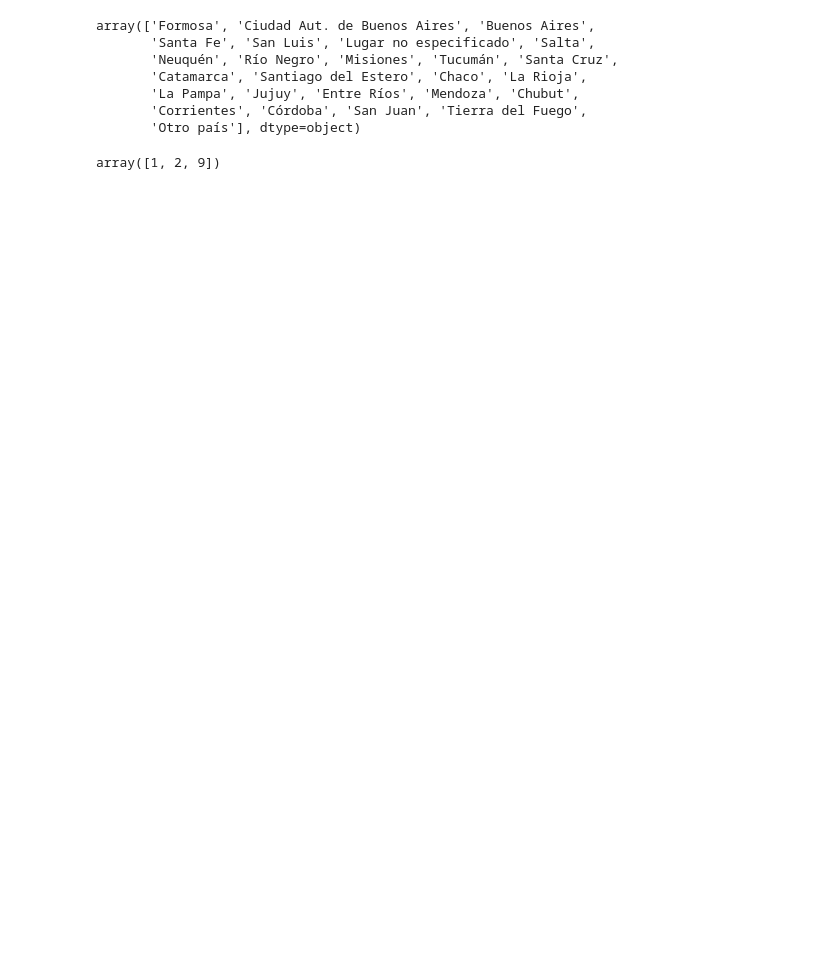
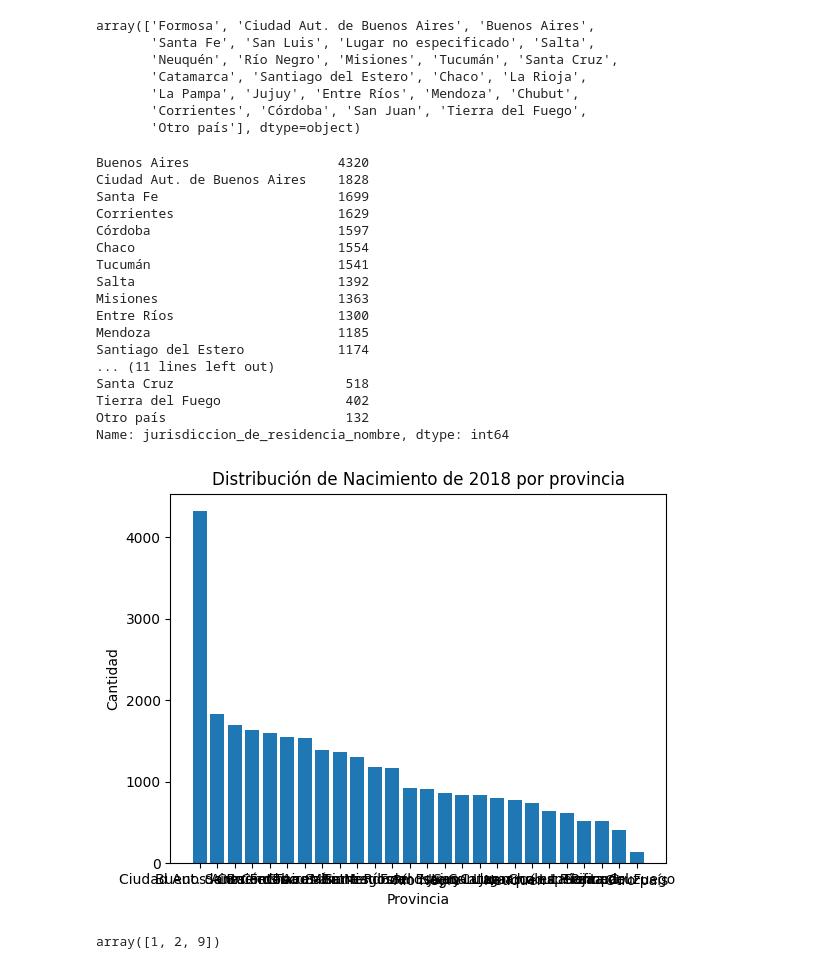
Before and after one commit to gagabriela2787/Grupo7ISPC, a Jupyter notebook: TPGrupo7Nacidos.ipynb, the cells around one changed output. Cells and saved outputs as stored; diff of their text form; code cells hidden in the pictures; blank space fills up the shorter version.

```diff
--- a/TPGrupo7Nacidos.ipynb
+++ b/TPGrupo7Nacidos.ipynb
@@ -17,6 +17,36 @@ array(['Formosa', 'Ciudad Aut. de Buenos Aires', 'Buenos Aires',
        'La Pampa', 'Jujuy', 'Entre Ríos', 'Mendoza', 'Chubut',
        'Corrientes', 'Córdoba', 'San Juan', 'Tierra del Fuego',
        'Otro país'], dtype=object)
+# %%
+# Explorar la distribución de nacimientos por provincias
+prov_count = df['jurisdiccion_de_residencia_nombre'].value_counts()
+print(prov_count)
+
+# Graficar la distribución de nacimientos por provincia
+plt.bar(prov_count.index, prov_count.values)
+plt.xlabel('Provincia')
+plt.ylabel('Cantidad')
+plt.title('Distribución de Nacimiento de 2018 por provincia')
+plt.show()
+# %% [output]
+Buenos Aires                   4320
+Ciudad Aut. de Buenos Aires    1828
+Santa Fe                       1699
+Corrientes                     1629
+Córdoba                        1597
+Chaco                          1554
+Tucumán                        1541
+Salta                          1392
+Misiones                       1363
+Entre Ríos                     1300
+Mendoza                        1185
+Santiago del Estero            1174
+... (11 lines left out)
+Santa Cruz                      518
+Tierra del Fuego                402
+Otro país                       132
+Name: jurisdiccion_de_residencia_nombre, dtype: int64
+[figure, added]
 # %%
 df['tipo_de_parto_id'].unique()
 #df['tipo_de_parto_nombre'].unique()
```
Also changed, not shown: parts of 1 cell of this notebook.
